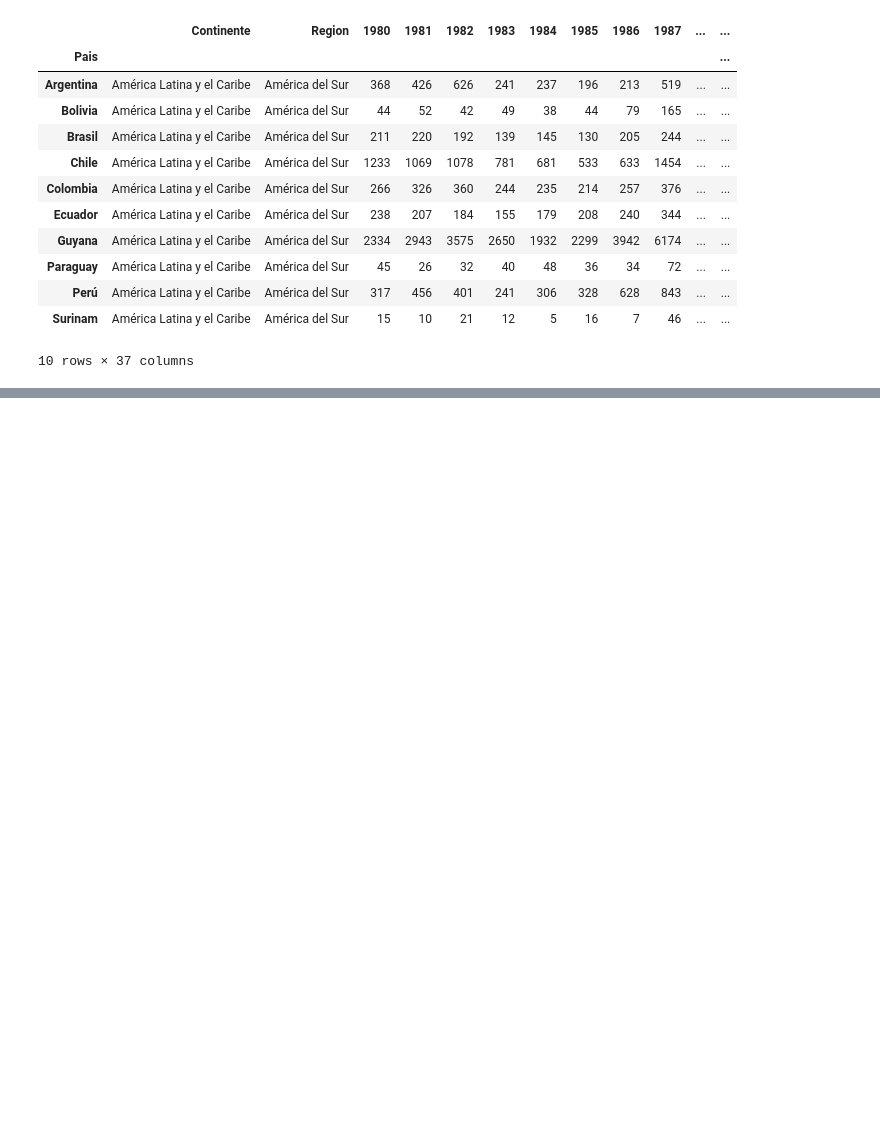
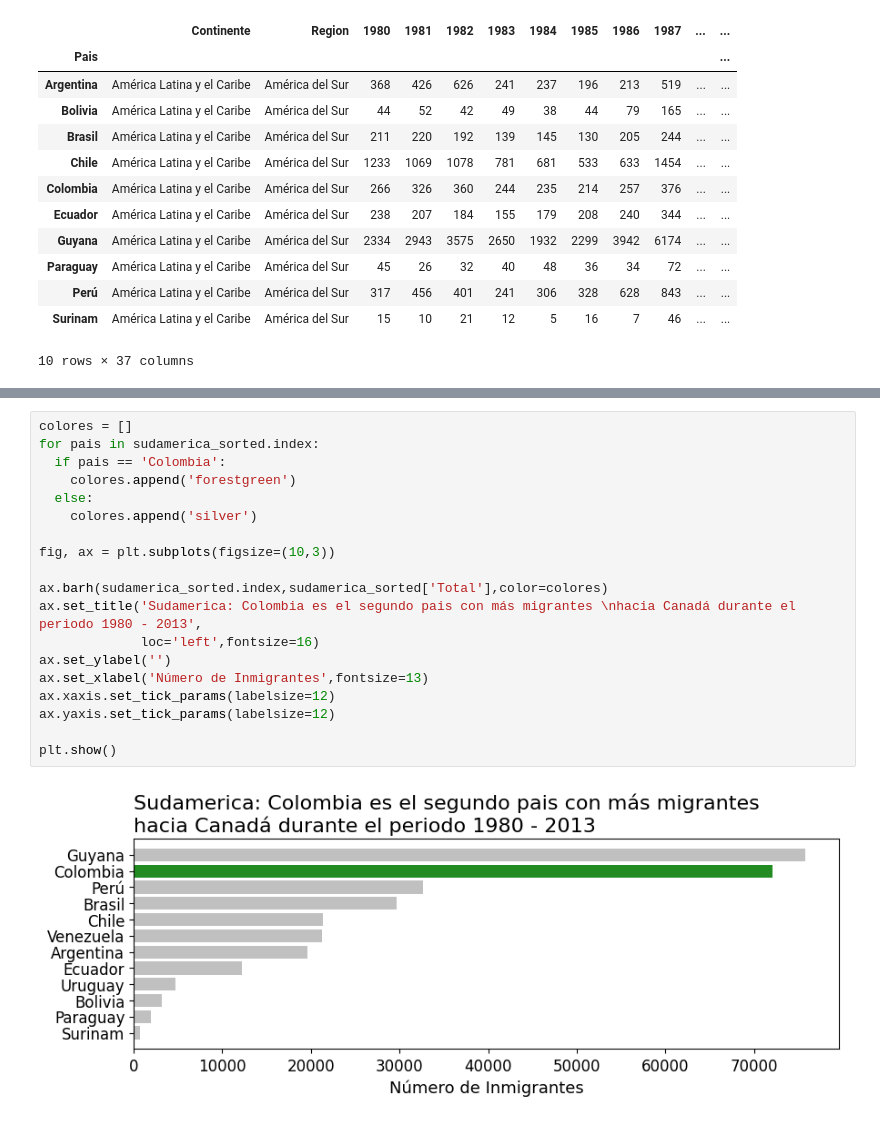
Before and after one commit to smringdesigns/Visualizacion-Datos-Graficando, a Jupyter notebook: Visualización_de_Datos_Crenado_Gráficos.ipynb, the cells around one changed output, grey strips where cells are left out. Drawn from its saved outputs; the diff is of its cells as text; blank space fills up the shorter version.

```diff
--- a/Visualización_de_Datos_Crenado_Gráficos.ipynb
+++ b/Visualización_de_Datos_Crenado_Gráficos.ipynb
@@ -264,0 +304,21 @@ plt.show()
+# %%
+colores = []
+for pais in sudamerica_sorted.index:
+  if pais == 'Colombia':
+    colores.append('forestgreen')
+  else:
+    colores.append('silver')
+
+fig, ax = plt.subplots(figsize=(10,3))
+
+ax.barh(sudamerica_sorted.index,sudamerica_sorted['Total'],color=colores)
+ax.set_title('Sudamerica: Colombia es el segundo pais con más migrantes \nhacia Canadá durante el periodo 1980 - 2013',
+             loc='left',fontsize=16)
+ax.set_ylabel('')
+ax.set_xlabel('Número de Inmigrantes',fontsize=13)
+ax.xaxis.set_tick_params(labelsize=12)
+ax.yaxis.set_tick_params(labelsize=12)
+
+plt.show()
+# %% [output]
+[figure, added]
```
Also changed, not shown: parts of 3 cells of this notebook.
